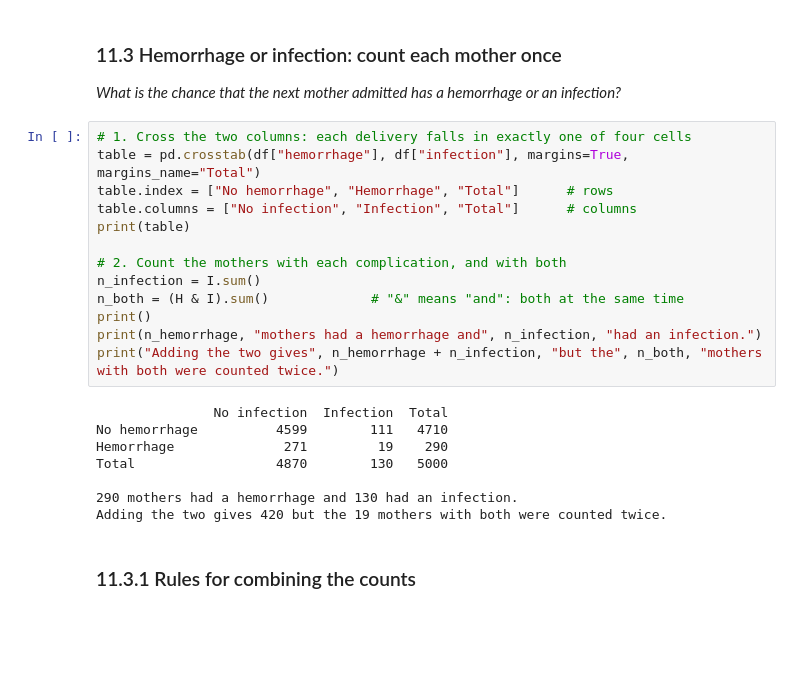
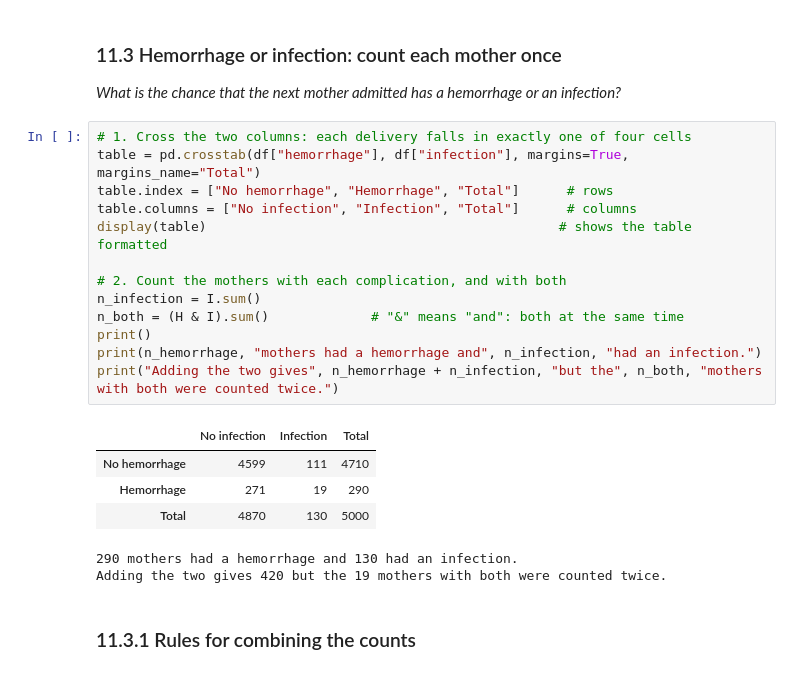
Before and after one commit to marcelosilva2604/data-science-ml-ai-in-health-volume-1, a Jupyter notebook: chapters/ch11/ch11_probability_en.ipynb, the cells around one changed output. Cells and saved outputs as stored; diff of their text form; blank space fills up the shorter version.

Commit message:
Chapter 11 notebook: show crosstabs as formatted tables with display()
Co-Authored-By: Claude Sonnet 5.5 <noreply@anthropic.com>

```diff
--- a/chapters/ch11/ch11_probability_en.ipynb
+++ b/chapters/ch11/ch11_probability_en.ipynb
@@ -86,22 +86,21 @@ After 5000 rows: 1313 cesareans = 26.26 %
 # %%
 # 1. Cross the two columns: each delivery falls in exactly one of four cells
 table = pd.crosstab(df["hemorrhage"], df["infection"], margins=True, margins_name="Total")
 table.index = ["No hemorrhage", "Hemorrhage", "Total"]      # rows
 table.columns = ["No infection", "Infection", "Total"]      # columns
-print(table)
+display(table)                                             # shows the table formatted
 
 # 2. Count the mothers with each complication, and with both
 n_infection = I.sum()
 n_both = (H & I).sum()             # "&" means "and": both at the same time
 print()
 print(n_hemorrhage, "mothers had a hemorrhage and", n_infection, "had an infection.")
 print("Adding the two gives", n_hemorrhage + n_infection, "but the", n_both, "mothers with both were counted twice.")
 # %% [output]
+|  | No infection | Infection | Total |
+| No hemorrhage | 4599 | 111 | 4710 |
+| Hemorrhage | 271 | 19 | 290 |
+| Total | 4870 | 130 | 5000 |
-               No infection  Infection  Total
-No hemorrhage          4599        111   4710
-Hemorrhage              271         19    290
-Total                  4870        130   5000
-
 290 mothers had a hemorrhage and 130 had an infection.
 Adding the two gives 420 but the 19 mothers with both were counted twice.
 # %% [markdown]
```
Also changed, not shown: parts of 1 cell of this notebook, 2 other files.
